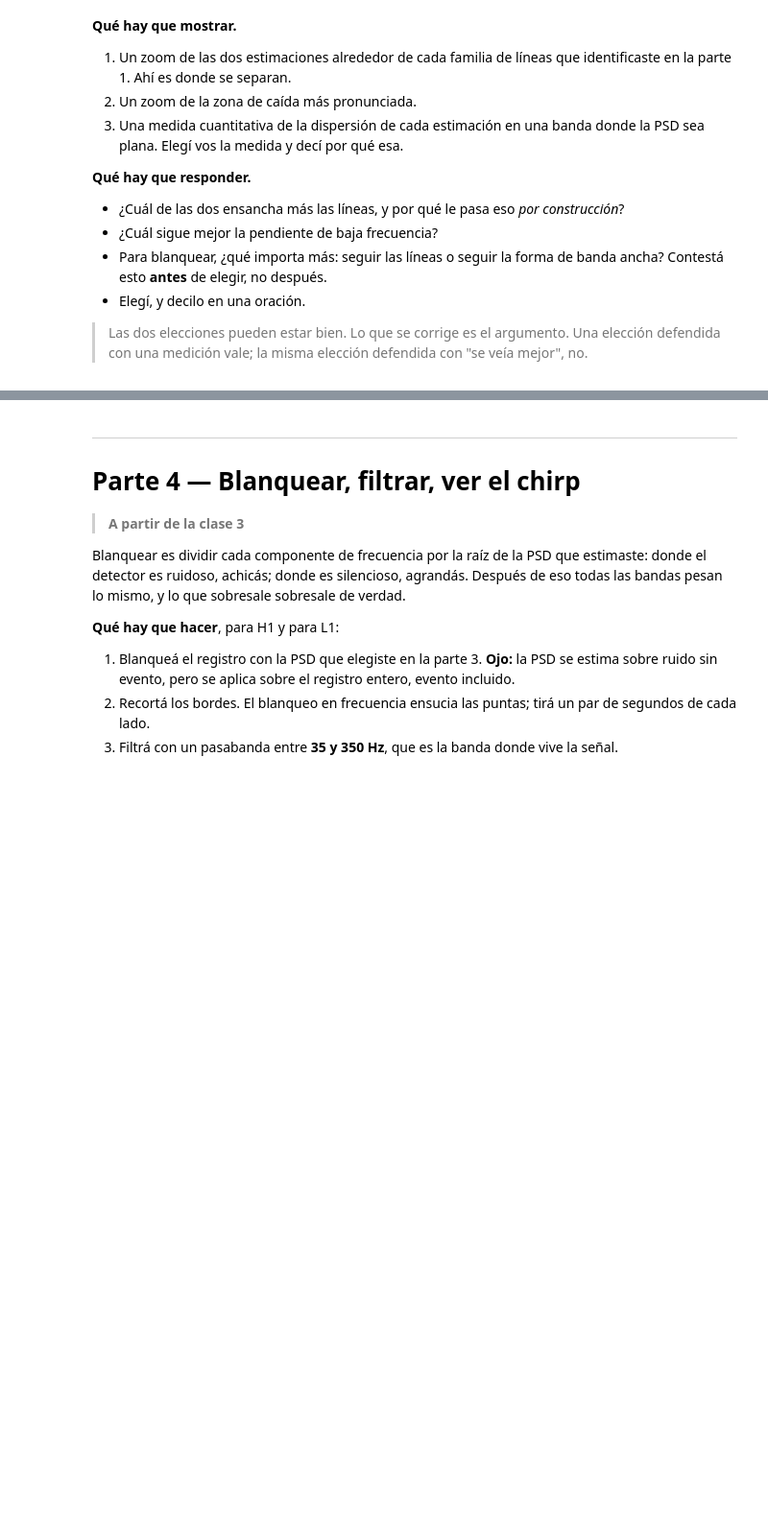
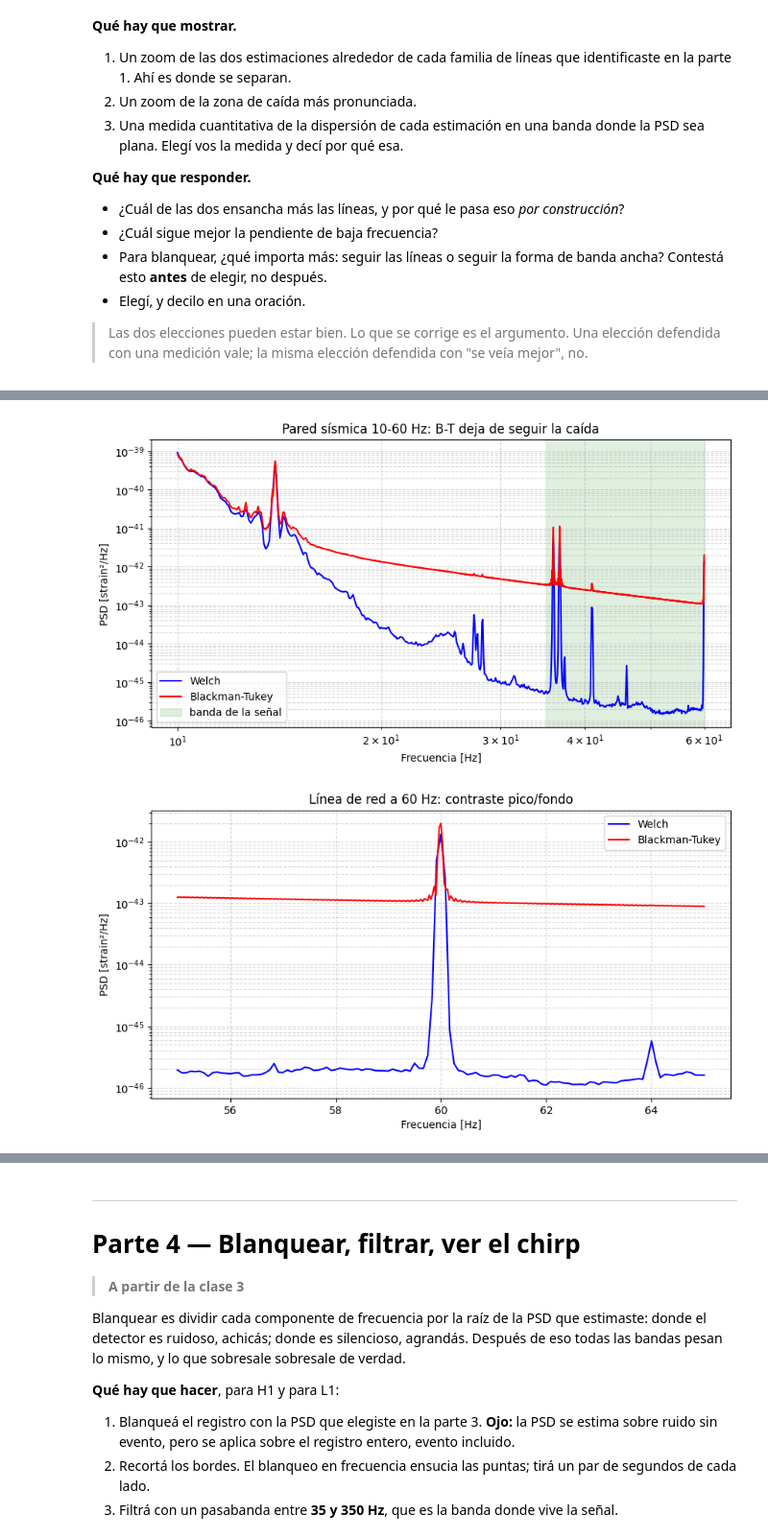
Before and after one commit to facundojuli/TPs-Labo_DSP, a Jupyter notebook: TP1_estimacion_espectral.ipynb, the cells around one changed output, grey strips where cells are left out. Shown at 96% size. Saved outputs shown, nothing was run; the diff lists cells and outputs as text; code cells hidden in the pictures; blank space fills up the shorter version.

```diff
--- a/TP1_estimacion_espectral.ipynb
+++ b/TP1_estimacion_espectral.ipynb
@@ -1687,0 +1767,70 @@ CV Blackman-Tukey = 2.91 %
+# %%
+# ============================================================
+# Parte 3 — Evidencia: piso falso de B-T y dispersión
+# ============================================================
+
+# --- 1) Cociente BT/Welch por banda: el piso falso ---
+print("Banda              BT/Welch       dB")
+print("-" * 36)
+for lo, hi in [(12,20),(20,35),(35,60),(60,100),
+               (100,200),(200,500),(500,1000),(1000,2000)]:
+    mw = (f_welch_propio >= lo) & (f_welch_propio <= hi)
+    mb = (f_bt >= lo) & (f_bt <= hi)
+    rat = np.median(Pxx_bt[mb]) / np.median(Pxx_welch_propio[mw])
+    print(f"{lo:5d} - {hi:5d} Hz   {rat:9.1f}   {10*np.log10(rat):+6.1f}")
+print()
+
+# --- 2) Zoom en la pared sísmica: donde se separan ---
+plt.figure(figsize=(10, 5))
+mw = (f_welch_propio >= 10) & (f_welch_propio <= 60)
+mb = (f_bt >= 10) & (f_bt <= 60)
+plt.loglog(f_welch_propio[mw], Pxx_welch_propio[mw], color="blue", label="Welch")
+plt.loglog(f_bt[mb], Pxx_bt[mb], color="red", label="Blackman-Tukey")
+plt.axvspan(35, 60, color="green", alpha=0.12, label="banda de la señal")
+plt.xlabel("Frecuencia [Hz]"); plt.ylabel("PSD [strain²/Hz]")
+plt.title("Pared sísmica 10-60 Hz: B-T deja de seguir la caída")
+plt.grid(True, which="both", linestyle="--", alpha=0.5); plt.legend()
+plt.show()
+
+# --- 3) Zoom en la familia de red eléctrica ---
+plt.figure(figsize=(10, 5))
+mw = (f_welch_propio >= 55) & (f_welch_propio <= 65)
+mb = (f_bt >= 55) & (f_bt <= 65)
+plt.semilogy(f_welch_propio[mw], Pxx_welch_propio[mw], color="blue", label="Welch")
+plt.semilogy(f_bt[mb], Pxx_bt[mb], color="red", label="Blackman-Tukey")
+plt.xlabel("Frecuencia [Hz]"); plt.ylabel("PSD [strain²/Hz]")
+plt.title("Línea de red a 60 Hz: contraste pico/fondo")
+plt.grid(True, which="both", linestyle="--", alpha=0.5); plt.legend()
+plt.show()
+
+# --- 4) Pendiente local: dónde cae de verdad ---
+print("Pendiente local de la PSD (Welch)")
+print("-" * 36)
+for lo, hi in [(10,20),(20,35),(35,60),(60,150),
+               (150,400),(400,1000),(1000,1600),(1600,2000)]:
+    m = (f_welch_propio >= lo) & (f_welch_propio <= hi)
+    p = np.polyfit(np.log10(f_welch_propio[m]),
+                   10*np.log10(Pxx_welch_propio[m]), 1)[0]
+    print(f"{lo:5d} - {hi:5d} Hz   {p:+8.1f} dB/decada")
+print()
+
+# --- 5) Dispersión: CV con la tendencia removida y en grilla común ---
+def cv_detrend(ff, P, lo, hi, grilla=None):
+    """CV en %, quitando la pendiente local (la banda no es plana)."""
+    if grilla is not None:
+        f_ev = grilla[(grilla >= lo) & (grilla <= hi)]
+        p = np.interp(f_ev, ff, P)
+    else:
+        m = (ff >= lo) & (ff <= hi)
+        f_ev, p = ff[m], P[m]
+    x = np.log10(f_ev)
+    y = np.log10(p)
+    y = y - np.polyval(np.polyfit(x, y, 1), x)
+    p = 10**y
+    return 100 * p.std() / p.mean()
+
+FMIN, FMAX = 1550, 1650
+print(f"Dispersión en {FMIN}-{FMAX} Hz (tendencia removida, grilla de Welch)")
+print(f"  CV Welch           = {cv_detrend(f_welch_propio, Pxx_welch_propio, FMIN, FMAX):.2f} %")
+print(f"  CV Blackman-Tukey  = {cv_detrend(f_bt, Pxx_bt, FMIN, FMAX, grilla=f_welch_propio):.2f} %")
+# %% [output]
@@ -1687,0 +1847,2 @@ CV Blackman-Tukey = 2.91 %
+[figure, added]
+[figure, added]
```
Also changed, not shown: parts of 13 cells of this notebook.
